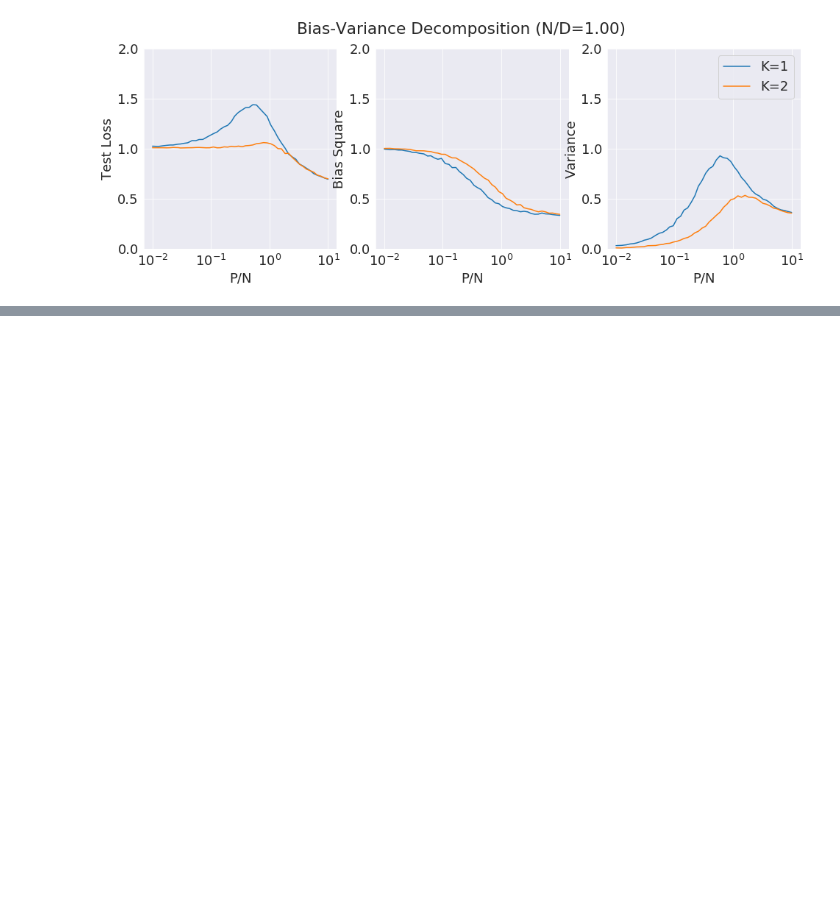
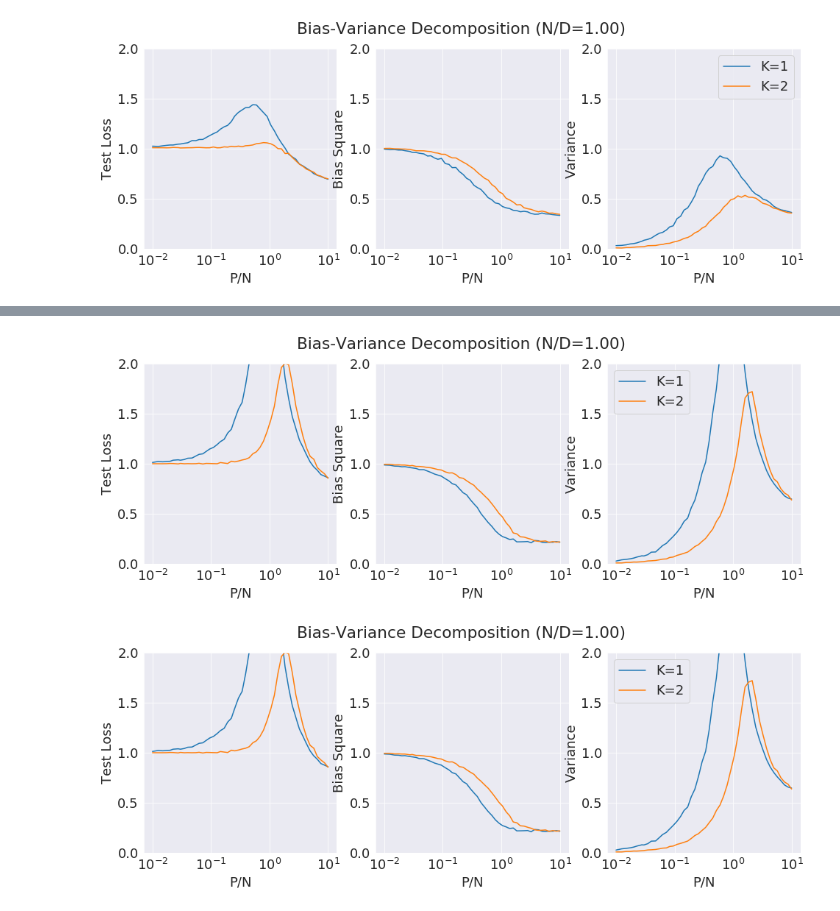
Before and after one commit to wtomin/MemorySplitAdvantage, a Jupyter notebook: RF_experiments/synthetic/synthetic_two_layer_nn.ipynb, the cells around one changed output, grey strips where cells are left out. Cells and saved outputs as stored; diff of their text form; code cells hidden in the pictures; blank space fills up the shorter version.

```diff
--- a/RF_experiments/synthetic/synthetic_two_layer_nn.ipynb
+++ b/RF_experiments/synthetic/synthetic_two_layer_nn.ipynb
@@ -474,5 +429,6 @@ plot_single_vs_ensemble([K1_df, K2_df], [1, 2], N_Ds[0], feature_dim, ymax=2.0)
 # %%
-# K2_df = pd.read_csv(os.path.join(newoutdir, 'ensembleNNK=2_output.csv'))
-# K1_df = pd.read_csv(os.path.join(newoutdir, 'singleNN_output.csv'))
-# plot_single_vs_ensemble([K1_df, K2_df], [1, 2], N_Ds[0], feature_dim, ymax=2.0)
-# plot_single_vs_ensemble([K1_df, K2_df], [1, 2], N_Ds[1], feature_dim, ymax=2.0)
+plot_single_vs_ensemble([K1_df, K2_df], [1, 2], N_Ds[0], feature_dim, ymax=2.0)
+plot_single_vs_ensemble([K1_df, K2_df], [1, 2], N_Ds[0], feature_dim, ymax=2.0)
+# %% [output]
+[figure, added]
+[figure, added]
```
Also changed, not shown: parts of 4 cells of this notebook, 2 other files.
